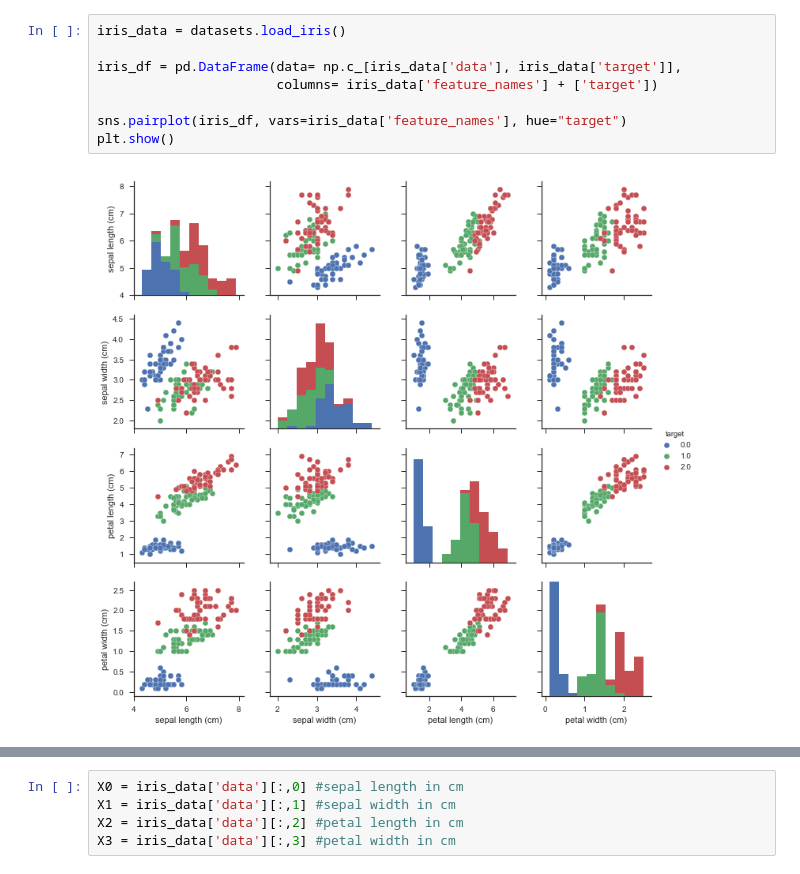
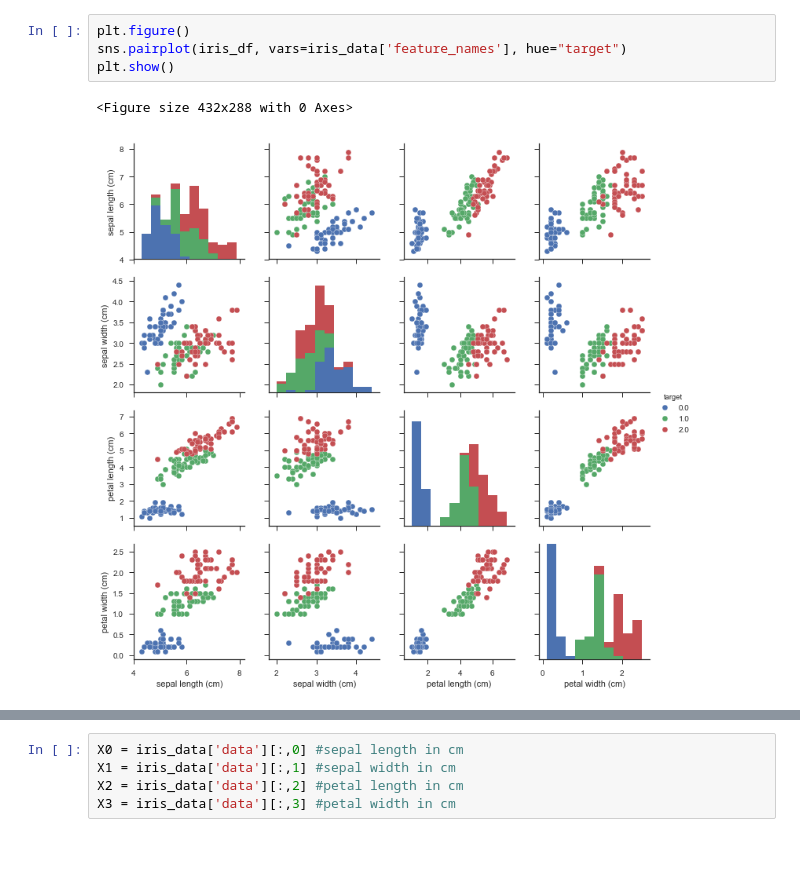
Before and after one commit to marcodigennaro/Klanik_tutorials, a Jupyter notebook: 02_iris_classification.ipynb, the cells around one changed output, grey strips where cells are left out. Cells and saved outputs as stored; diff of their text form; blank space fills up the shorter version.

```diff
--- a/02_iris_classification.ipynb
+++ b/02_iris_classification.ipynb
@@ -11,11 +53,8 @@ import seaborn as sns; sns.set(style="ticks", color_codes=True)
 # %%
-iris_data = datasets.load_iris()
-
-iris_df = pd.DataFrame(data= np.c_[iris_data['data'], iris_data['target']],
-                       columns= iris_data['feature_names'] + ['target'])
-
+plt.figure()
 sns.pairplot(iris_df, vars=iris_data['feature_names'], hue="target")
 plt.show()
 # %% [output]
+<Figure size 432x288 with 0 Axes>
-[figure, old version]
+[figure, new version]
 # %%
```
Also changed, not shown: parts of 11 cells of this notebook, 4 other files.
